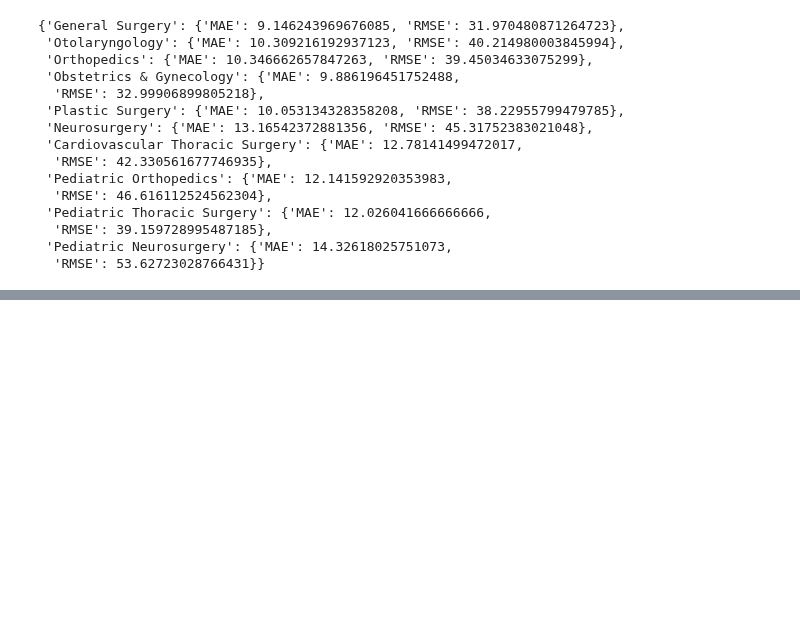
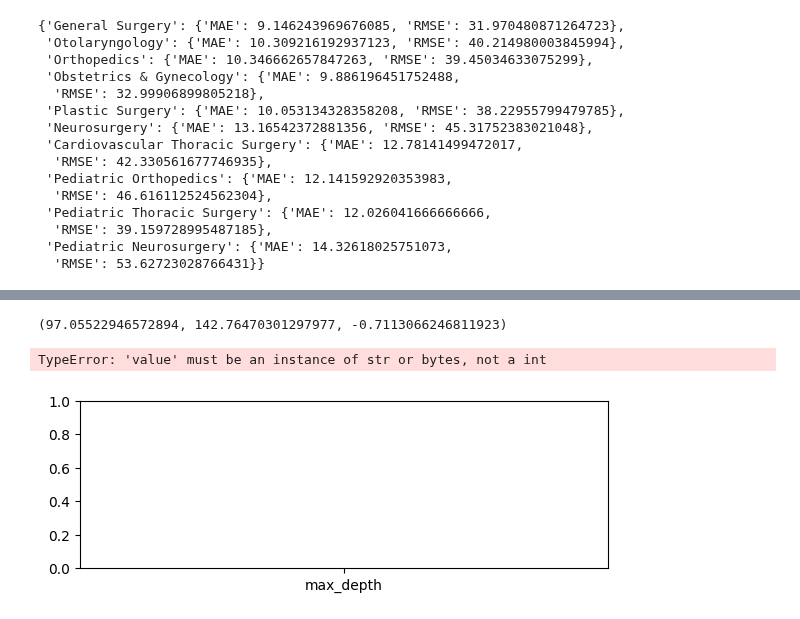
Before and after one commit to devguno/Surgical-Duration-Prediction, a Jupyter notebook: 1.ipynb, the cells around one changed output, grey strips where cells are left out. Drawn from its saved outputs; the diff is of its cells as text; code cells hidden in the pictures; blank space fills up the shorter version.

```diff
--- a/1.ipynb
+++ b/1.ipynb
@@ -204,0 +361,70 @@ Traceback (most recent call last):
+# %%
+import numpy as np
+
+# Split the full dataset (if not already split)
+X_all = df_encoded.drop('surgery duration', axis=1)
+y_all = df_encoded['surgery duration']
+X_train_all, X_test_all, y_train_all, y_test_all = train_test_split(X_all, y_all, test_size=0.2, random_state=42)
+
+# Reset indices to avoid indexing issues
+X_train_all.reset_index(drop=True, inplace=True)
+X_test_all.reset_index(drop=True, inplace=True)
+y_train_all.reset_index(drop=True, inplace=True)
+y_test_all.reset_index(drop=True, inplace=True)
+
+# 전체 테스트 세트에 대한 최종 예측을 준비
+final_predictions = np.zeros(len(X_test_all))
+test_indices = X_test_all.index
+
+# 각 부서별 모델을 전체 테스트 데이터셋에 적용
+for dept, best_params in department_optimal_params.items():
+    # Adjusting column name
+    dept_col_name = 'surgical department_' + dept
+
+    # 해당 부서에 해당하는 테스트 데이터 인덱스
+    dept_indices = X_test_all[X_test_all[dept_col_name] == 1].index
+
+    # 해당 부서의 최적화된 모델로 예측 수행
+    best_model = DecisionTreeRegressor(**best_params)
+    best_model.fit(X_train_all.loc[dept_indices], y_train_all.loc[dept_indices])
+    dept_predictions = best_model.predict(X_test_all.loc[dept_indices])
+
+    # 최종 예측 배열에 해당 부분 업데이트
+    final_predictions[np.isin(test_indices, dept_indices)] = dept_predictions
+
+# 전체적인 성능 평가
+total_mae = mean_absolute_error(y_test_all, final_predictions)
+total_rmse = np.sqrt(mean_squared_error(y_test_all, final_predictions))
+total_r2 = r2_score(y_test_all, final_predictions)
+
+total_mae, total_rmse, total_r2
+# %% [output]
+(97.05522946572894, 142.76470301297977, -0.7113066246811923)
+# %%
+import matplotlib.pyplot as plt
+import seaborn as sns
+
+# Assuming 'department_optimal_params' and 'department_performance' are your results
+
+# Plotting the Optimal Hyperparameters for Each Department
+plt.figure(figsize=(15, 10))
+for idx, (dept, params) in enumerate(department_optimal_params.items()):
+    plt.subplot(len(department_optimal_params), 2, 2*idx+1)
+    sns.barplot(x=list(params.keys()), y=list(params.values()))
+    plt.title(f'{dept} - Optimal Hyperparameters')
+    plt.ylabel('Parameter Value')
+    plt.xlabel('Parameter')
+
+# Plotting the Model Performance for Each Department
+for idx, (dept, perf) in enumerate(department_performance.items()):
+    plt.subplot(len(department_performance), 2, 2*idx+2)
+    sns.lineplot(x=list(perf.keys()), y=list(perf.values()), marker='o')
+    plt.title(f'{dept} - Model Performance')
+    plt.ylabel('Performance Metric')
+    plt.xlabel('Metric')
+
+plt.tight_layout()
+plt.show()
+# %% [output]
+TypeError: 'value' must be an instance of str or bytes, not a int
+[figure, added]
```
Also changed, not shown: parts of 4 cells of this notebook, 1 other file.
